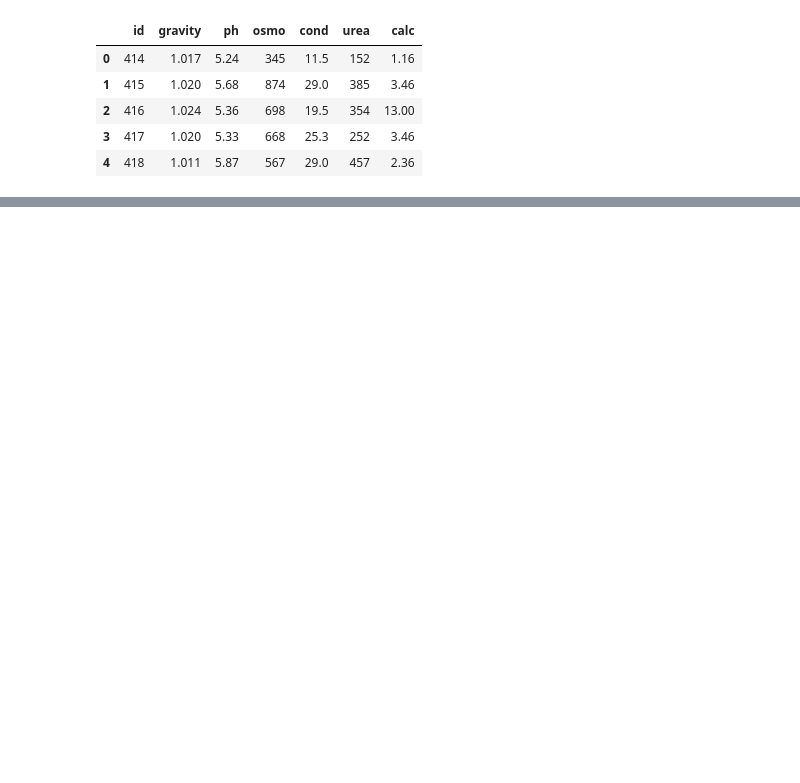
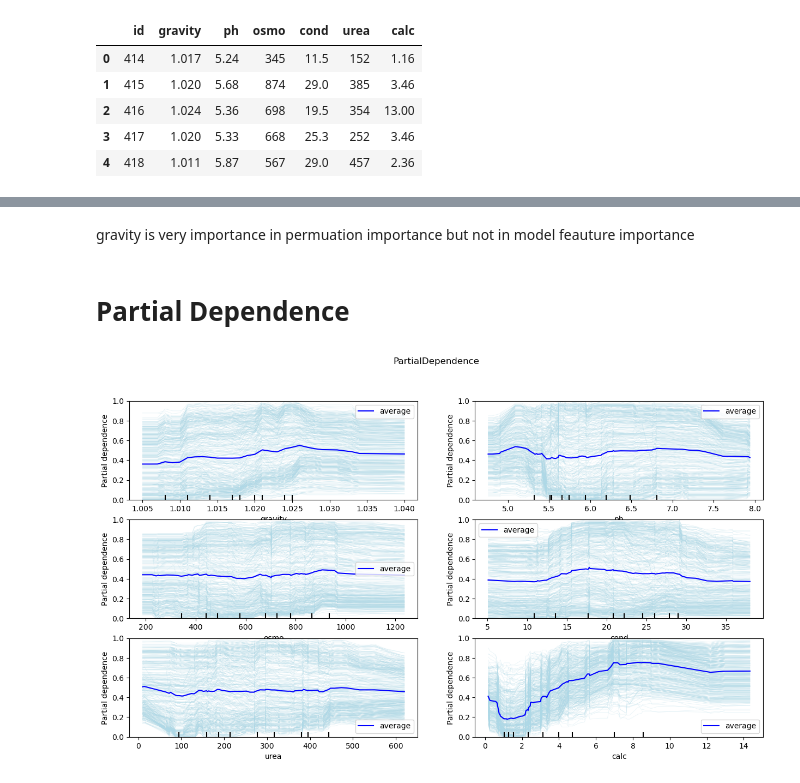
Before and after one commit to shoabahamed/kaggle_playground_season_3_episode_12, a Jupyter notebook: playground-s-3-ep-12-eda-baseline-submission.ipynb, the cells around one changed output, grey strips where cells are left out. Cells and saved outputs as stored; diff of their text form; code cells hidden in the pictures; blank space fills up the shorter version.

```diff
--- a/playground-s-3-ep-12-eda-baseline-submission.ipynb
+++ b/playground-s-3-ep-12-eda-baseline-submission.ipynb
@@ -549,6 +549,7 @@ def evaluate_model(model_name, model_pipeline, _X, _y, features, original_data=N
 
     oof_preds = np.zeros(len_y * len_states).reshape(len_states, len_y)
     scores_train = []
+    model_pipelines = []
 
     for index, random_state in enumerate(random_state_list):
         print("#"*25)
@@ -567,11 +568,12 @@ def evaluate_model(model_name, model_pipeline, _X, _y, features, original_data=N
 
             score_train = roc_auc_score(y_train, model_pipeline.predict_proba(X_train)[:, 1])
             scores_train.append(score_train)
+            model_pipelines.append(deepcopy(model_pipeline))
 
 
     oof_preds_mean = oof_preds.mean(axis=0)
 
-    return oof_preds_mean, np.mean(scores_train), roc_auc_score(_y, oof_preds.mean(axis=0))
+    return model_pipelines, oof_preds_mean, np.mean(scores_train), roc_auc_score(_y, oof_preds.mean(axis=0))
 
 
 def predict_test(model_pipeline, X_test):
@@ -620,7 +622,7 @@ for model_name, model in classifiers.items():
         ("model", model)
     ])
 
-    _oof_preds, _train_score, _oof_score = evaluate_model(f"pipeline_{model_name}", pipe, X, y, features,
+    _pipes, _oof_preds, _train_score, _oof_score = evaluate_model(f"pipeline_{model_name}", pipe, X, y, features,
                                              use_original=False,
                                              n_splits=n_splits, random_state_list=random_states, use_loocv=False)
 
@@ -628,7 +630,7 @@ for model_name, model in classifiers.items():
     index += 1;
 
 
-    _oof_preds, _train_score, _oof_score = evaluate_model(f"pipeline_{model_name}_original", pipe, X, y, features,
+    _pipes, _oof_preds, _train_score, _oof_score = evaluate_model(f"pipeline_{model_name}_original", pipe, X, y, features,
                                              use_original=True, original_data=add_data,
                                              n_splits=n_splits, random_state_list=random_states, use_loocv=False)
 
@@ -716,0 +781,4 @@ rf_df.to_csv("random_forest_baseline_score.csv", index=False)
+# %% [markdown]
+gravity is very importance in permuation importance but not in model feauture importance
+# %% [markdown]
+# Partial Dependence
@@ -717,3 +787,16 @@ rf_df.to_csv("random_forest_baseline_score.csv", index=False)
+# %%
+pipe_rf.fit(X, y)
+
+fig, axes = plt.subplots(3, 2, figsize=(15, 8))
+axes = axes.flatten()
+for index, col in enumerate(X.columns.tolist()):
+    PartialDependenceDisplay.from_estimator(pipe_rf, X, [col], pd_line_kw={"color": "blue"},
+                                            ice_lines_kw={'color': 'lightblue'}, kind='both',percentiles=(0, 1), ax=axes[index])
+
+
+fig.suptitle("PartialDependence\n");
+# %% [output]
+[figure, added]
 # %%
 # class Splitter:
 #     """A splitter class which splits the X, y using the split_data function with a random state provided. It yeilds \
```
Also changed, not shown: parts of 17 cells of this notebook.
